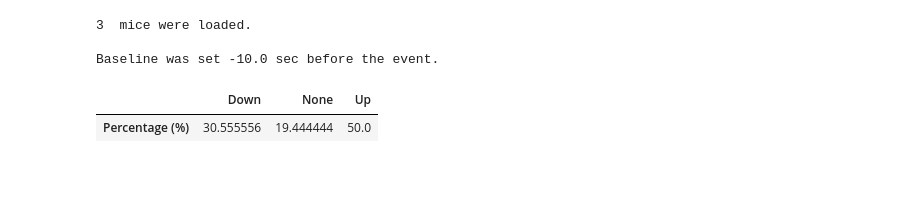
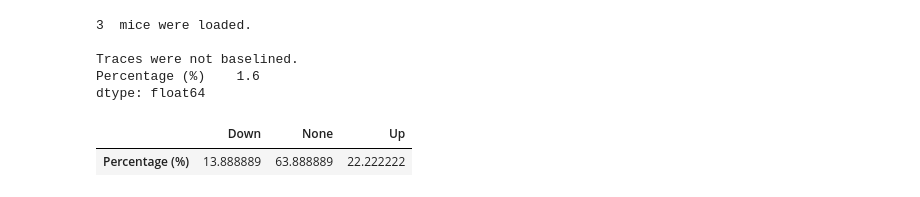
Before and after one commit to hkucukdereli/Analysis_Miniscope, a Jupyter notebook: Miniscope_FR1_auc.ipynb, the cells around one changed output. Drawn from its saved outputs; the diff is of its cells as text; code cells hidden in the pictures.

```diff
--- a/Miniscope_FR1_auc.ipynb
+++ b/Miniscope_FR1_auc.ipynb
@@ -111,12 +120,6 @@ baseEvent = getEvents(mice, eventList, 'Eat_Start', trials)
 boutsData =  getBouts(mice, dFFList, eventStart, eventEnd, baseEvent, base, behType, trials, baselining=True)
 boutMeansFR1 = getBoutMeans(mice, boutsData, behType=behType, trials=trials, base=base, fs=fs)
 
-[statsFR1, percFR1] = getStats(boutMeansFR1, choice='Ranksum', parameter='Mean', p_val=0.05)
+[statsFR1, percFR1] = getStats(boutMeansFR1, choice='Ranksum', parameter='Auc', p_val=0.05)
 
 percFR1
-# %% [output]
-3  mice were loaded.
-
-Baseline was set -10.0 sec before the event.
-|  | Down | None | Up |
-| Percentage (%) | 30.555556 | 19.444444 | 50.0 |
@@ -122,0 +191,30 @@ Baseline was set -10.0 sec before the event.
+# %%
+# Start running the analysis for Fixed-Ratio
+# Baseline before Eat_Start and compare to the eating bout
+#base = -5.0
+#duration = 30.0
+
+# Eating bout first half
+Start = getEvents(mice, eventList, 'Eat_Start', trials)
+End = getEvents(mice, eventList, 'Eat_End', trials)
+eventStart = Start
+eventEnd = Start+((End-Start)/2)
+baseEvent = Start
+# Baseline equal to the event duration
+base = Start-End
+
+boutsData =  getBouts_(mice, dFFList, eventStart, eventEnd, baseEvent, base, behType, trials, baselining=False)
+boutMeansFR1 = getBoutMeans_(mice, boutsData, behType=behType, trials=trials, base=base, fs=fs)
+
+[statsFR1, percFR1] = getStats(boutMeansFR1, choice='Ranksum', parameter='Mean', p_val=0.05)
+
+print percFR1['Up']/percFR1['Down']
+percFR1
+# %% [output]
+3  mice were loaded.
+
+Traces were not baselined.
+Percentage (%)    1.6
+dtype: float64
+|  | Down | None | Up |
+| Percentage (%) | 13.888889 | 63.888889 | 22.222222 |
```
Also changed, not shown: parts of 25 cells of this notebook, 5 other files.
